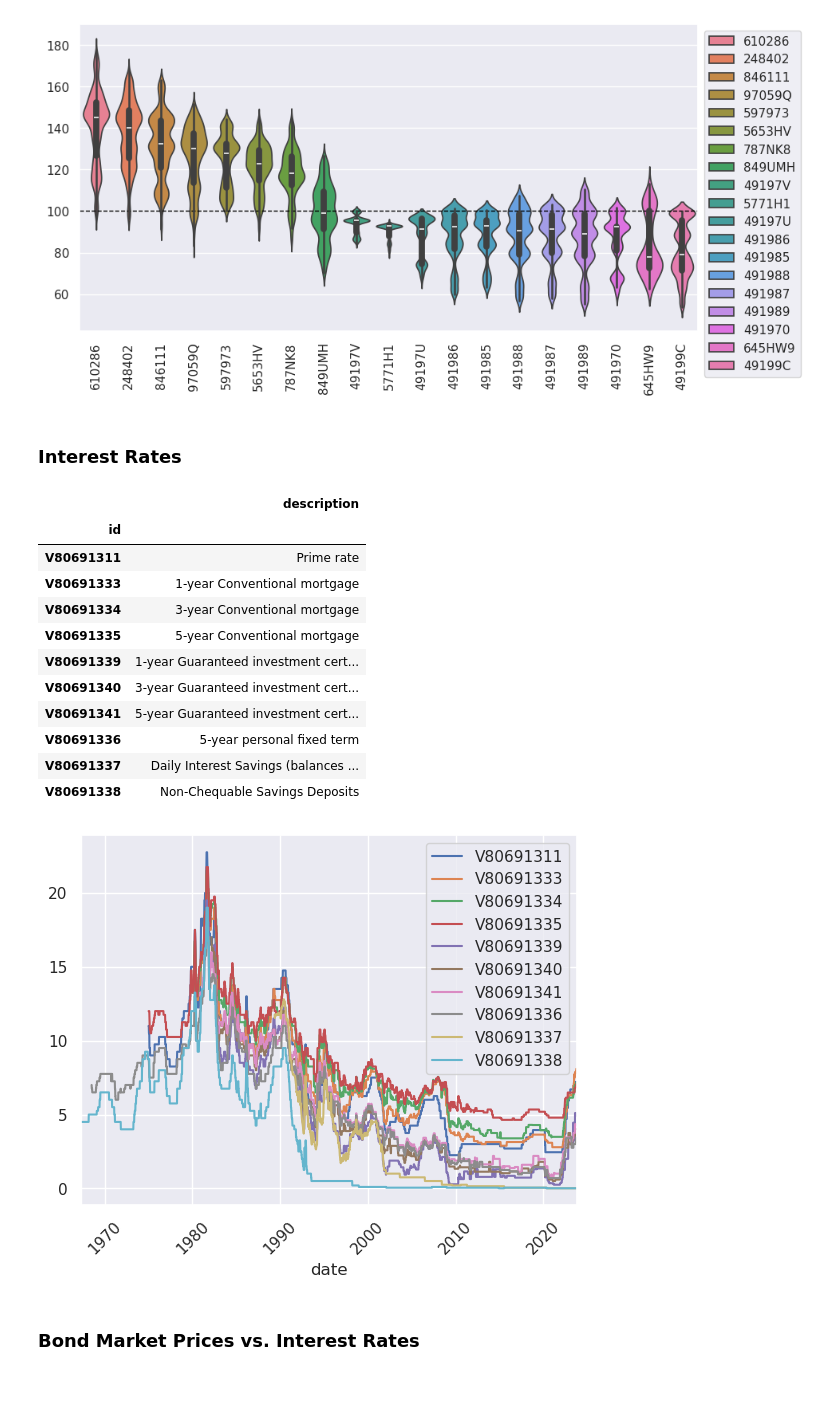
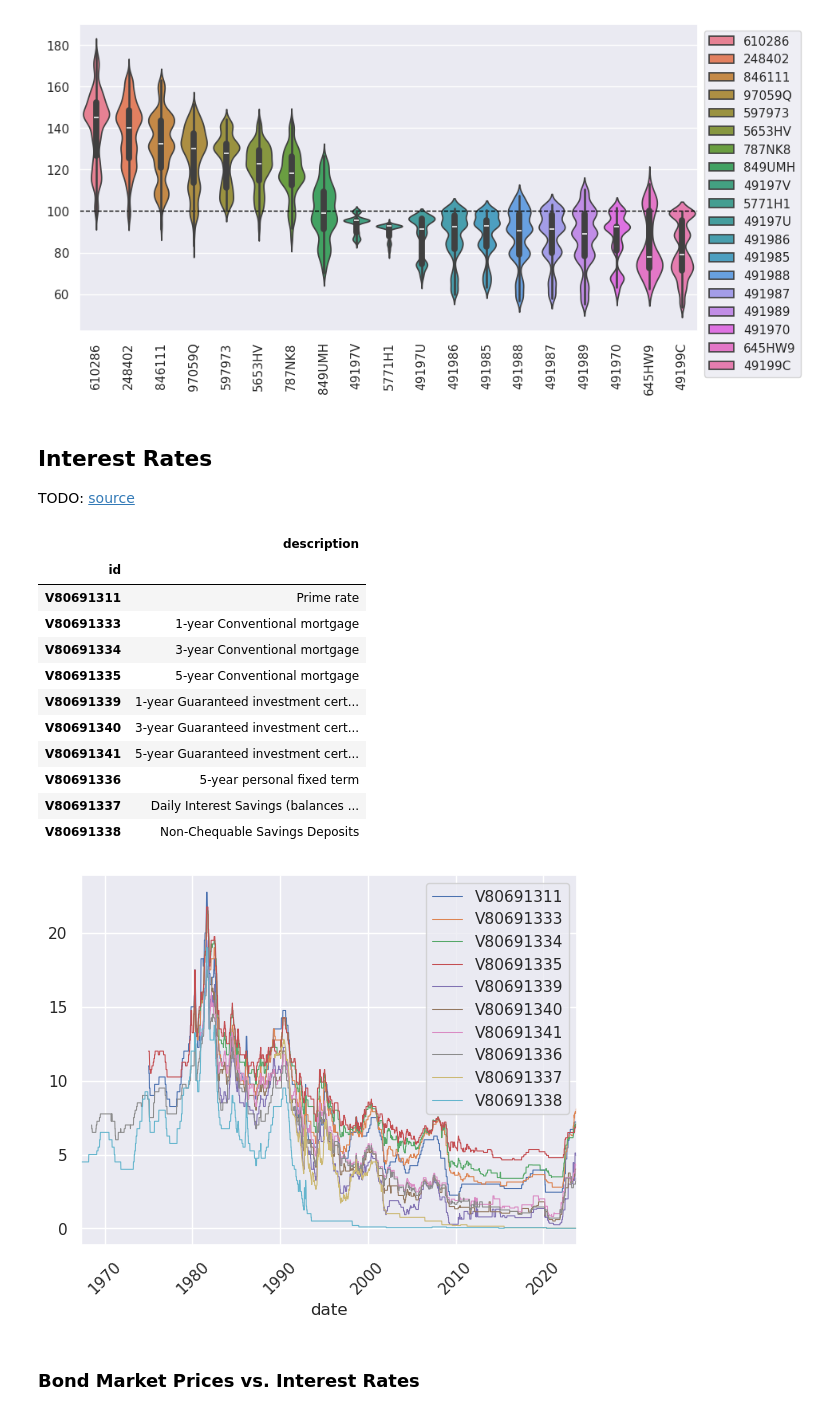
Before and after one commit to marcussteinbacher/fm_se, a Jupyter notebook: fm_se.ipynb, the cells around one changed output. Saved outputs shown, nothing was run; the diff lists cells and outputs as text; code cells hidden in the pictures; blank space fills up the shorter version.

```diff
--- a/fm_se.ipynb
+++ b/fm_se.ipynb
@@ -104,34 +122,35 @@ plt.show()
 # %% [output]
 [figure]
 # %% [markdown]
-### Interest Rates
+## Interest Rates
+TODO: [source](lökhf)
 # %%
 df_interest = pd.read_csv("data/chartered_bank_interest.csv",index_col="date",parse_dates=True)
 df_interest_info  =  pd.read_csv("data/chartered_bank_interest_info.csv",index_col = "id")
 df_interest_info.replace(np.nan,"",inplace=True)
 df_interest_info["description"] = df_interest_info["label"]+" "+df_interest_info["description"]
 df_interest_info = df_interest_info.loc[:,["description"]]
 
 display(df_interest_info)
 
 fig, ax = plt.subplots()
-df_interest.plot(ax = ax)
+df_interest.plot(ax = ax,linewidth=0.75)
 plt.xticks(rotation=45)
 plt.show()
 # %% [output]
 |  | description |
 | id |  |
 | V80691311 | Prime rate |
 | V80691333 | 1-year Conventional mortgage |
 | V80691334 | 3-year Conventional mortgage |
 | V80691335 | 5-year Conventional mortgage |
 | V80691339 | 1-year Guaranteed investment cert... |
 | V80691340 | 3-year Guaranteed investment cert... |
 | V80691341 | 5-year Guaranteed investment cert... |
 | V80691336 | 5-year personal fixed term |
 | V80691337 | Daily Interest Savings (balances ... |
 | V80691338 | Non-Chequable Savings Deposits |
-[figure, old version]
+[figure, new version]
 # %% [markdown]
 ### Bond Market Prices vs. Interest Rates
 # %%
```
Also changed, not shown: parts of 39 cells of this notebook, 3 other files.
